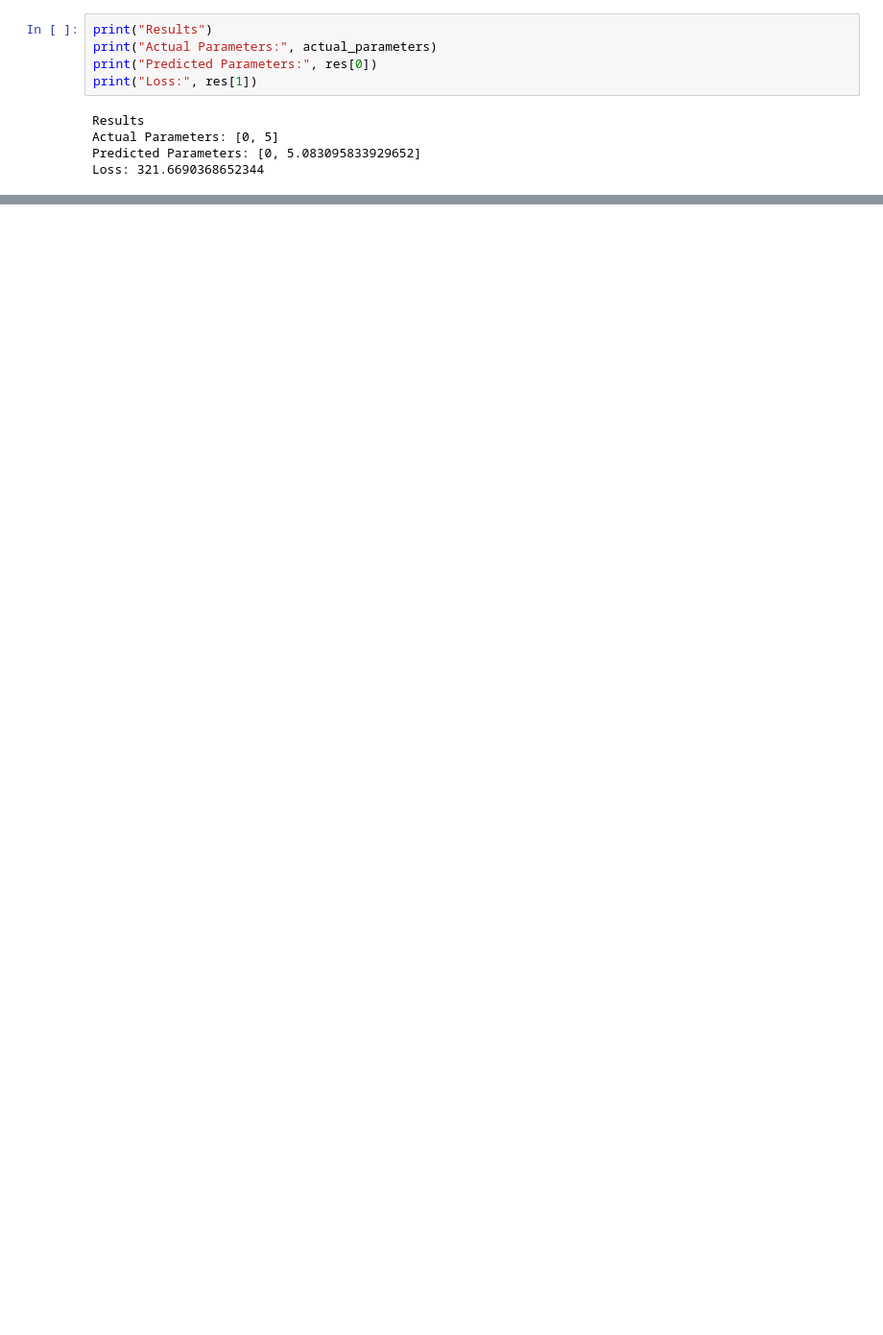
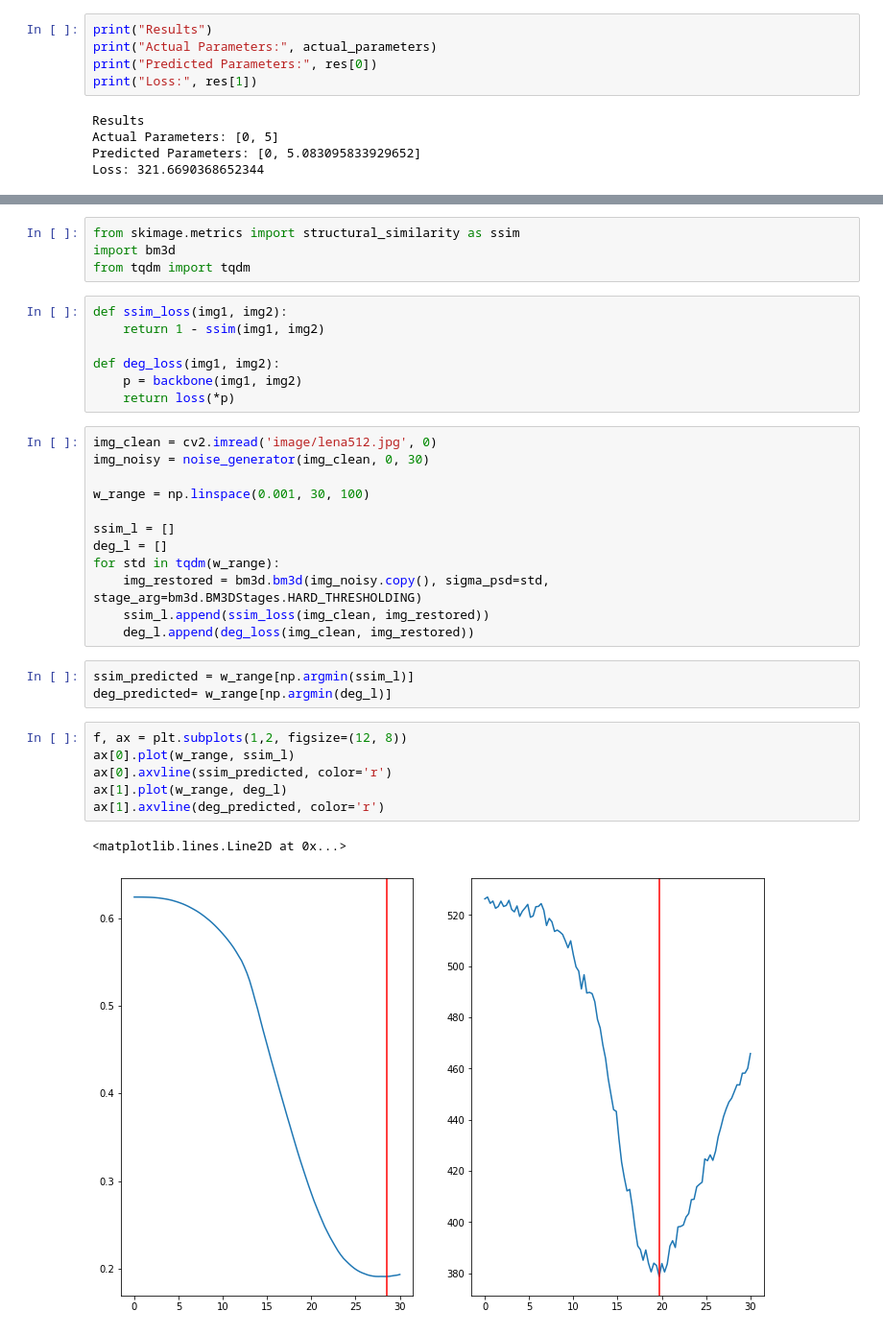
Before and after one commit to SinChee/distortion-estimation-loss, a Jupyter notebook: main.ipynb, the cells around one changed output, grey strips where cells are left out. Shown at 96% size. Drawn from its saved outputs; the diff is of its cells as text; blank space fills up the shorter version.

```diff
--- a/main.ipynb
+++ b/main.ipynb
@@ -75,0 +116,35 @@ Loss: 321.6690368652344
+# %%
+from skimage.metrics import structural_similarity as ssim
+import bm3d
+from tqdm import tqdm
+# %%
+def ssim_loss(img1, img2):
+    return 1 - ssim(img1, img2)
+
+def deg_loss(img1, img2):
+    p = backbone(img1, img2)
+    return loss(*p)
+# %%
+img_clean = cv2.imread('image/lena512.jpg', 0)
+img_noisy = noise_generator(img_clean, 0, 30)
+
+w_range = np.linspace(0.001, 30, 100)
+
+ssim_l = []
+deg_l = []
+for std in tqdm(w_range):
+    img_restored = bm3d.bm3d(img_noisy.copy(), sigma_psd=std, stage_arg=bm3d.BM3DStages.HARD_THRESHOLDING)
+    ssim_l.append(ssim_loss(img_clean, img_restored))
+    deg_l.append(deg_loss(img_clean, img_restored))
+# %%
+ssim_predicted = w_range[np.argmin(ssim_l)]
+deg_predicted= w_range[np.argmin(deg_l)]
+# %%
+f, ax = plt.subplots(1,2, figsize=(12, 8))
+ax[0].plot(w_range, ssim_l)
+ax[0].axvline(ssim_predicted, color='r')
+ax[1].plot(w_range, deg_l)
+ax[1].axvline(deg_predicted, color='r')
+# %% [output]
+<matplotlib.lines.Line2D at 0x...>
+[figure, added]
```
Also changed, not shown: parts of 11 cells of this notebook, 5 other files.
